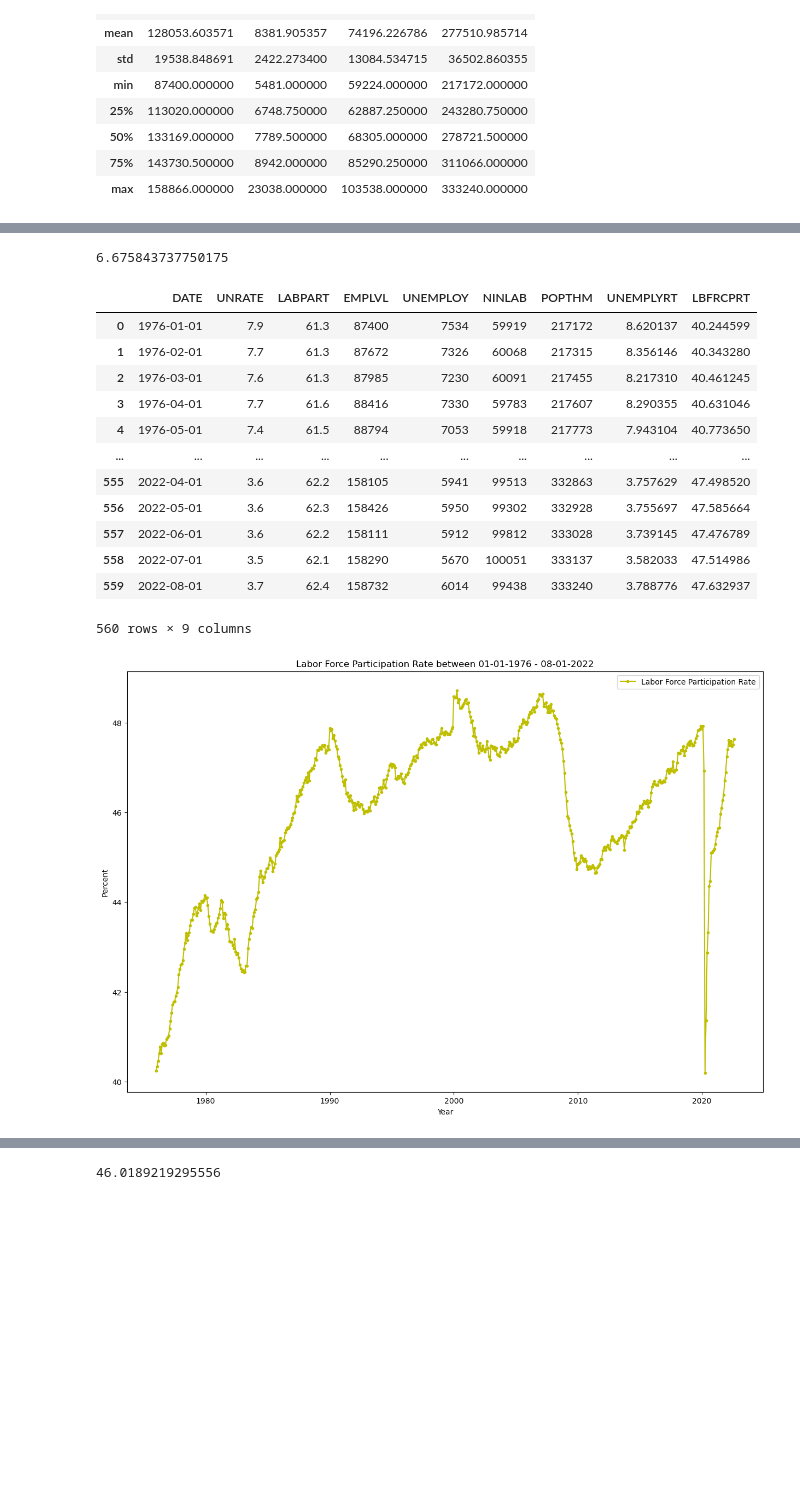
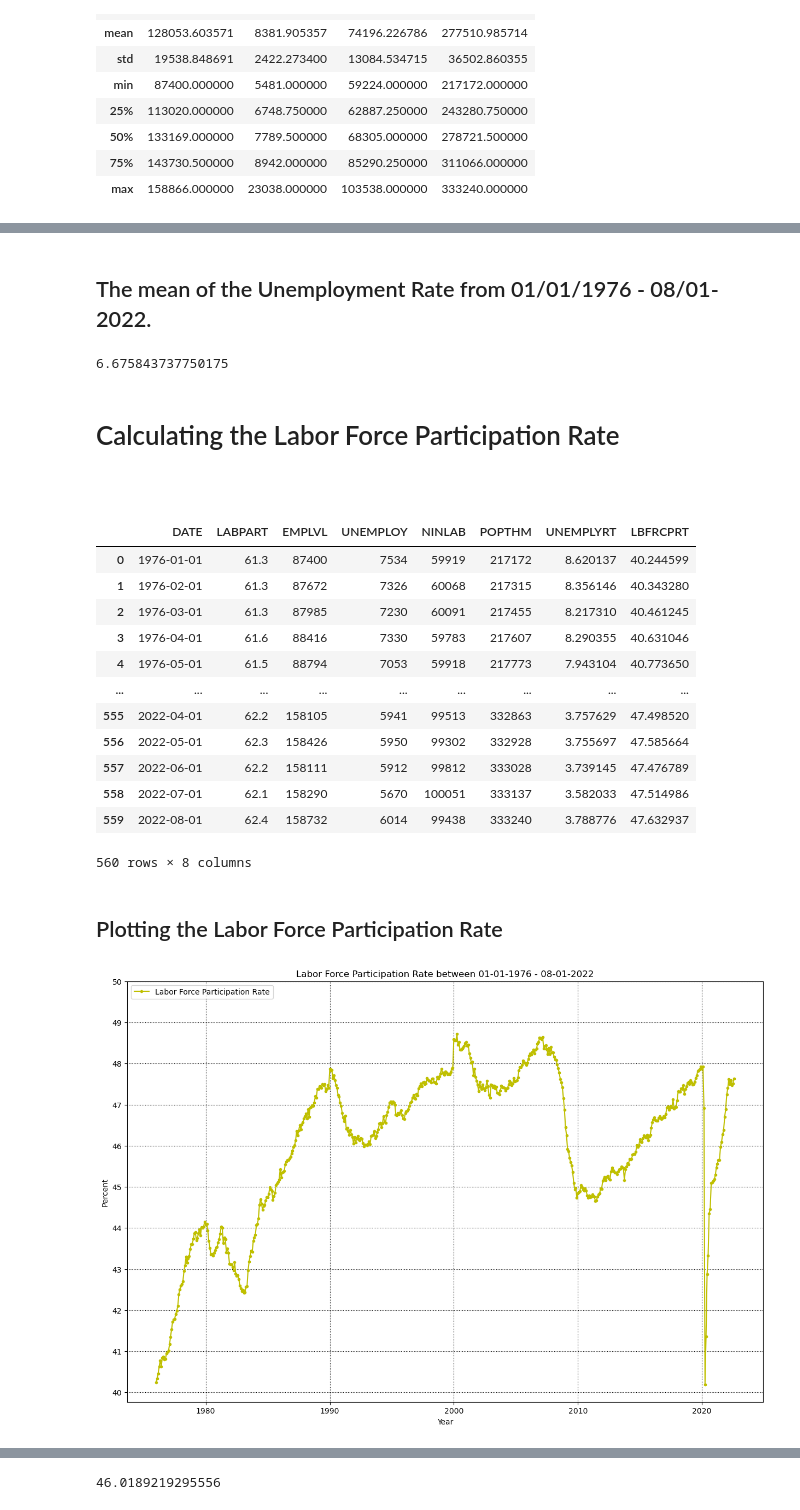
Before and after one commit to boggs2louky/EAP, a Jupyter notebook: National Unemployment and Labor Force Participation 1976-2022.ipynb, the cells around one changed output, grey strips where cells are left out. Drawn from its saved outputs; the diff is of its cells as text; code cells hidden in the pictures; blank space fills up the shorter version.

```diff
--- a/National Unemployment and Labor Force Participation 1976-2022.ipynb
+++ b/National Unemployment and Labor Force Participation 1976-2022.ipynb
@@ -30,6 +38,6 @@ Econdata.tail()
 # %%
 #Dropping uneeded columns
-Econdata.drop(['UIBEN', 'PSAVE', 'CREDEBT', 'CPI', 'CIVPART'], axis=1, inplace=True)
+Econdata.drop(['UIBEN', 'PSAVE', 'CREDEBT', 'CPI', 'CIVPART', 'UNRATE'], axis=1, inplace=True)
 # %%
 #Looking at the tail again after dropping the five columns.
 Econdata.tail()
@@ -219,3 +232,5 @@ plt.show()
+# %% [markdown]
+## The mean of the Unemployment Rate from 01/01/1976 - 08/01-2022.
 # %%
 # The mean of the unemployment rate for the time period between 01-01-1976 - 08-01-2022.
 Econdata['UNEMPLYRT'].mean()
@@ -224,38 +239,44 @@ Econdata['UNEMPLYRT'].mean()
 #Basically, on average for that the selected time period unemployment would have been above acceptable levels based on the Federal Reserve range. Time series can be misleading especially when dealing with means/averages.
 # %% [output]
 6.675843737750175
+# %% [markdown]
+# Calculating the Labor Force Participation Rate
+# %% [markdown]
+###
 # %%
 #Calculate the Labor Force Participation Rate (LBFRCPRT) based on the following: # in Labor Force (EMPLVL) / Total Population (POPTHM) * 100.
 Econdata['LBFRCPRT'] = (Econdata['EMPLVL'] / Econdata['POPTHM']) * 100
 Econdata
 # %% [output]
-|  | DATE | UNRATE | LABPART | EMPLVL | UNEMPLOY | NINLAB | POPTHM | UNEMPLYRT | LBFRCPRT |
-| 0 | 1976-01-01 | 7.9 | 61.3 | 87400 | 7534 | 59919 | 217172 | 8.620137 | 40.244599 |
-| 1 | 1976-02-01 | 7.7 | 61.3 | 87672 | 7326 | 60068 | 217315 | 8.356146 | 40.343280 |
-| 2 | 1976-03-01 | 7.6 | 61.3 | 87985 | 7230 | 60091 | 217455 | 8.217310 | 40.461245 |
-| 3 | 1976-04-01 | 7.7 | 61.6 | 88416 | 7330 | 59783 | 217607 | 8.290355 | 40.631046 |
-| 4 | 1976-05-01 | 7.4 | 61.5 | 88794 | 7053 | 59918 | 217773 | 7.943104 | 40.773650 |
-| ... | ... | ... | ... | ... | ... | ... | ... | ... | ... |
-| 555 | 2022-04-01 | 3.6 | 62.2 | 158105 | 5941 | 99513 | 332863 | 3.757629 | 47.498520 |
-| 556 | 2022-05-01 | 3.6 | 62.3 | 158426 | 5950 | 99302 | 332928 | 3.755697 | 47.585664 |
-| 557 | 2022-06-01 | 3.6 | 62.2 | 158111 | 5912 | 99812 | 333028 | 3.739145 | 47.476789 |
-| 558 | 2022-07-01 | 3.5 | 62.1 | 158290 | 5670 | 100051 | 333137 | 3.582033 | 47.514986 |
-| 559 | 2022-08-01 | 3.7 | 62.4 | 158732 | 6014 | 99438 | 333240 | 3.788776 | 47.632937 |
+|  | DATE | LABPART | EMPLVL | UNEMPLOY | NINLAB | POPTHM | UNEMPLYRT | LBFRCPRT |
+| 0 | 1976-01-01 | 61.3 | 87400 | 7534 | 59919 | 217172 | 8.620137 | 40.244599 |
+| 1 | 1976-02-01 | 61.3 | 87672 | 7326 | 60068 | 217315 | 8.356146 | 40.343280 |
+| 2 | 1976-03-01 | 61.3 | 87985 | 7230 | 60091 | 217455 | 8.217310 | 40.461245 |
+| 3 | 1976-04-01 | 61.6 | 88416 | 7330 | 59783 | 217607 | 8.290355 | 40.631046 |
+| 4 | 1976-05-01 | 61.5 | 88794 | 7053 | 59918 | 217773 | 7.943104 | 40.773650 |
+| ... | ... | ... | ... | ... | ... | ... | ... | ... |
+| 555 | 2022-04-01 | 62.2 | 158105 | 5941 | 99513 | 332863 | 3.757629 | 47.498520 |
+| 556 | 2022-05-01 | 62.3 | 158426 | 5950 | 99302 | 332928 | 3.755697 | 47.585664 |
+| 557 | 2022-06-01 | 62.2 | 158111 | 5912 | 99812 | 333028 | 3.739145 | 47.476789 |
+| 558 | 2022-07-01 | 62.1 | 158290 | 5670 | 100051 | 333137 | 3.582033 | 47.514986 |
+| 559 | 2022-08-01 | 62.4 | 158732 | 6014 | 99438 | 333240 | 3.788776 | 47.632937 |
-560 rows × 9 columns
+560 rows × 8 columns
+# %% [markdown]
+## Plotting the Labor Force Participation Rate
 # %%
 # Plot of Labor Force Participation Rate between the years of 01-01-1976 - 08-01-2022.
 plt.figure(figsize=(15,10))
 
 plt.plot(Econdata.DATE, Econdata.LBFRCPRT, 'y.-', label='Labor Force Participation Rate')
 
 
 plt.title('Labor Force Participation Rate between 01-01-1976 - 08-01-2022')
 plt.ylabel('Percent')
 plt.xlabel('Year')
-plt.legend()
-
-#plt.xticks(Econdata.DATE[::3].tolist()+[2022])
+plt.yticks([40, 41, 42, 43, 44, 45, 46, 47, 48, 49, 50])
+plt.grid(True, color='k', linestyle=':')
+plt.legend(loc=2)
 
 plt.show()
 # %% [output]
-[figure, old version]
+[figure, new version]
```
Also changed, not shown: parts of 27 cells of this notebook.
